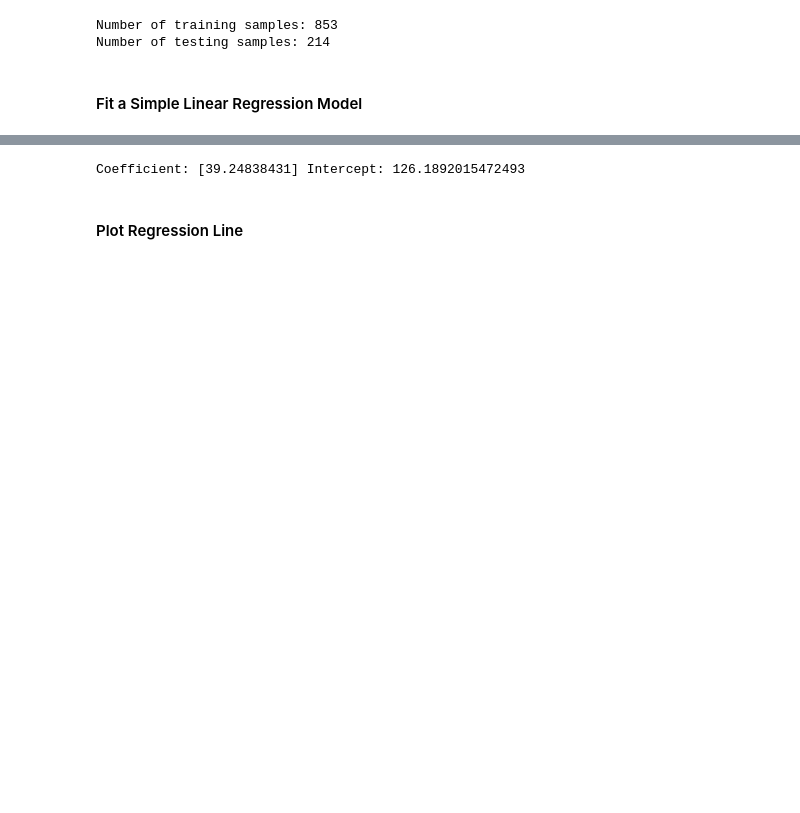
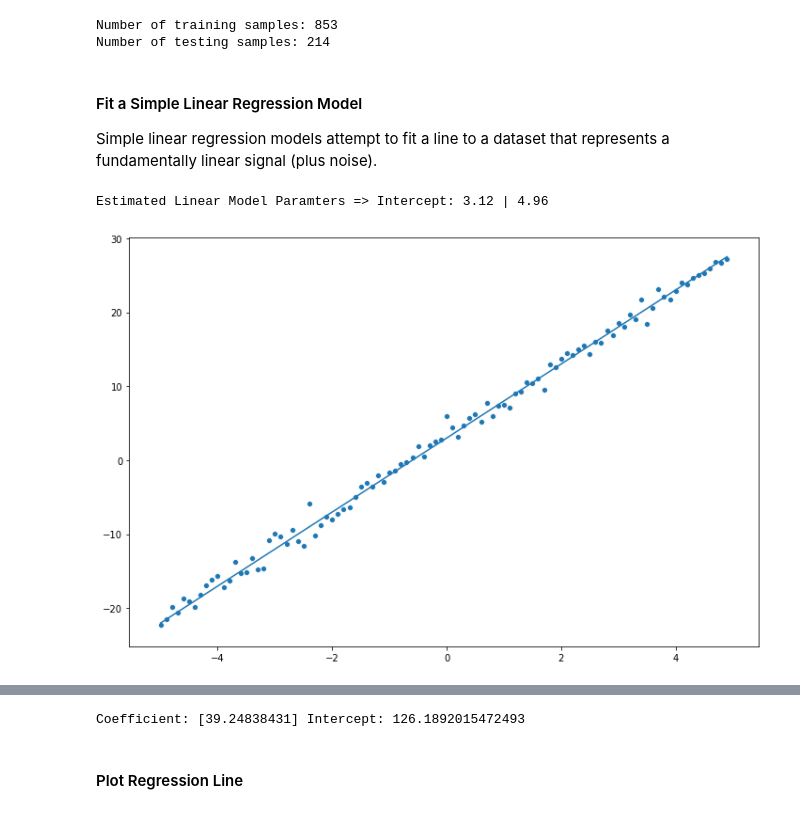
Before and after one commit to amypeniston/data-science-toolbox, a Jupyter notebook: Machine_Learning.ipynb, the cells around one changed output, grey strips where cells are left out. Saved outputs shown, nothing was run; the diff lists cells and outputs as text; code cells hidden in the pictures; blank space fills up the shorter version.

```diff
--- a/Machine_Learning.ipynb
+++ b/Machine_Learning.ipynb
@@ -119,8 +124,28 @@ print("Number of testing samples:", x_test.shape[0])
 # %% [output]
 Number of training samples: 853
 Number of testing samples: 214
-# %% [markdown]
-#### Fit a Simple Linear Regression Model
+# %% [markdown]
+#### Fit a Simple Linear Regression Model
+
+Simple linear regression models attempt to fit a line to a dataset that represents a fundamentally linear signal (plus noise).
+# %%
+slope = 5
+intercept = 3
+
+x = np.arange(-5, 5, 0.1)
+y = intercept + slope * x
+y_noise = np.random.normal(size=x.size)
+ydata = y + y_noise
+
+sns.lineplot(x, y) # Underlying signal
+sns.scatterplot(x, ydata) # Noise
+
+lm = LinearRegression()
+lm.fit(x.reshape(-1, 1), ydata)
+print("Estimated Linear Model Paramters => Intercept: {:0.2f} | {:0.2f}".format(lm.intercept_, lm.coef_[0]))
+# %% [output]
+Estimated Linear Model Paramters => Intercept: 3.12 | 4.96
+[figure, added]
 # %%
 # Method 1
 lm = LinearRegression()
```
Also changed, not shown: parts of 10 cells of this notebook.
